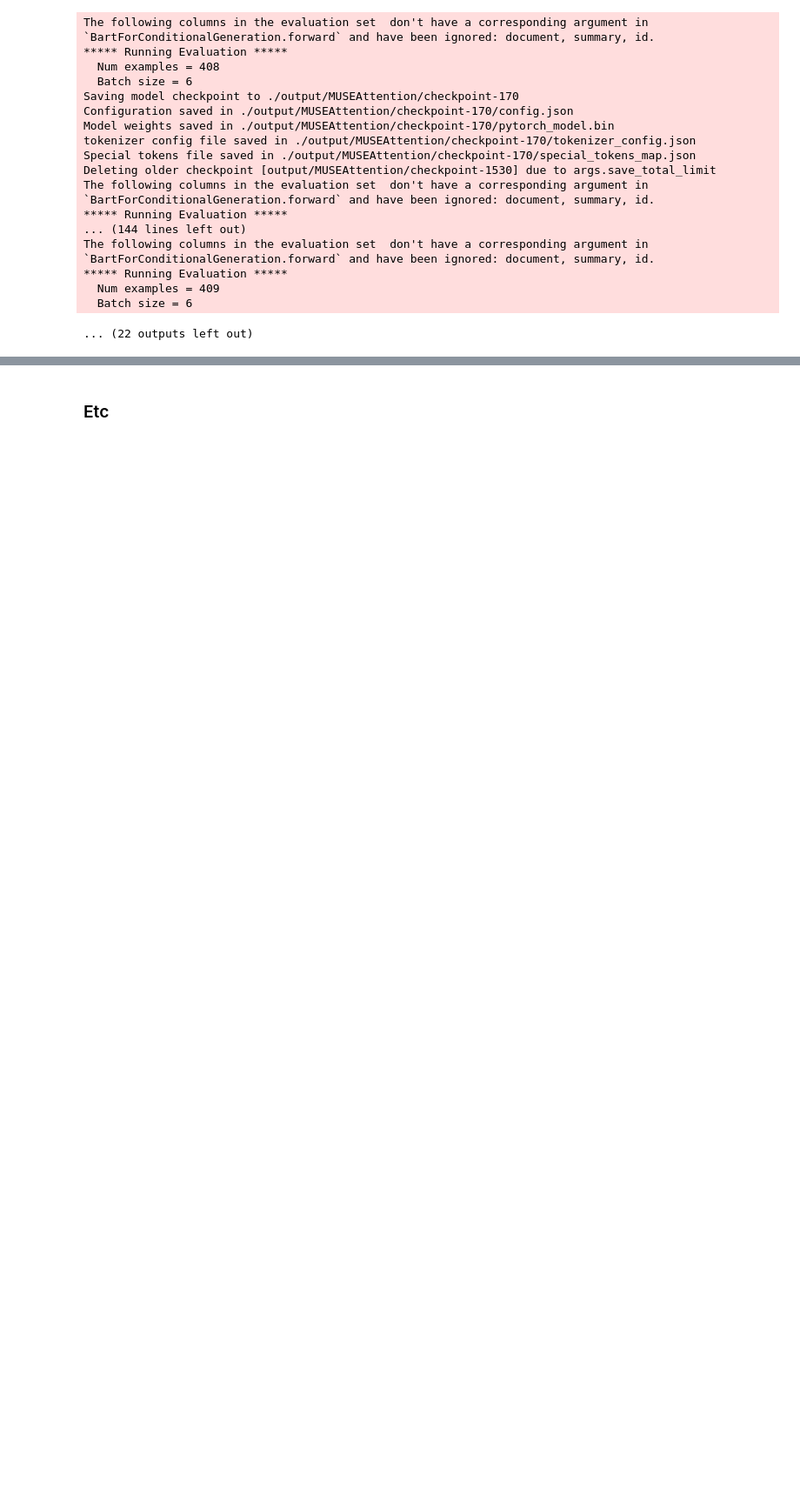
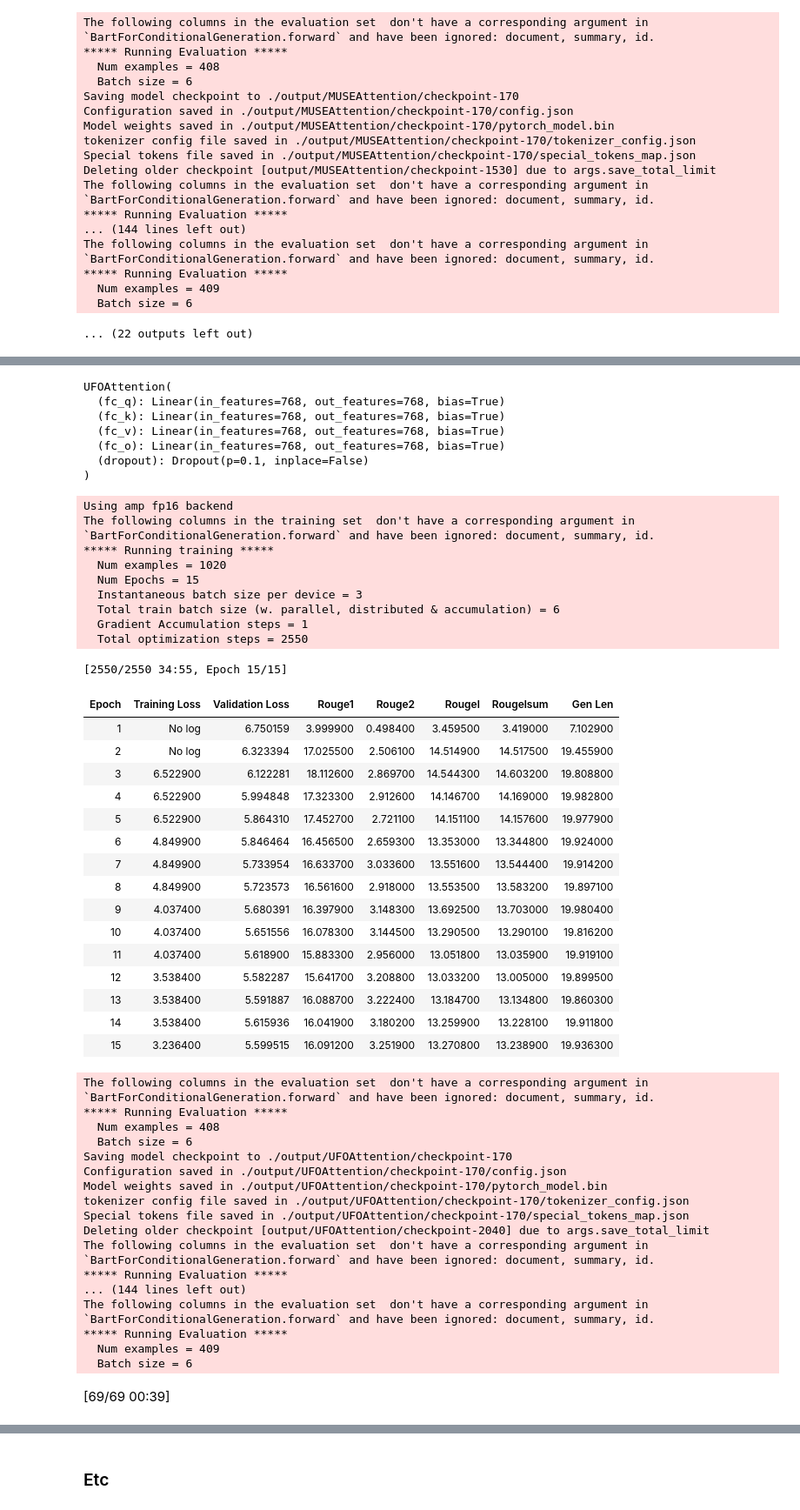
Before and after one commit to epsilon-deltta/nd-summarization, a Jupyter notebook: Fine-tuningDeepAttentions.ipynb, the cells around one changed output, grey strips where cells are left out. Shown at 87% size. Cells and saved outputs as stored; diff of their text form; code cells hidden in the pictures; blank space fills up the shorter version.

Commit message:
4L-attn and 2L-attn w/ 1step skipConnection

```diff
--- a/Fine-tuningDeepAttentions.ipynb
+++ b/Fine-tuningDeepAttentions.ipynb
@@ -546,32 +611,84 @@ for i,attn in enumerate(attn_li[:]):
     class tel2lin1(nn.Module):
         def __init__(self):
             super(tel2lin1,self).__init__()
             # self.tel = nn.TransformerEncoderLayer(d_model=768,nhead=3,batch_first=True)
             tels = [copy.deepcopy(attn) for _ in range(4) ]
             self.tels = nn.ModuleList(tels)
             self.lin = nn.Linear(in_features=768,out_features=50265, bias=False)
 
         def forward(self,x):
             if attn.__str__().startswith('ExternalAttention'):
                 for tel in self.tels:
-                    x = tel(x)
+                    x = tel(x)+x
             else:
                 for tel in self.tels:
-                    x = tel(x,x,x)
+                    x = tel(x,x,x)+x
             x = self.lin(x)
             return x
     model.lm_head = tel2lin1()
 
     trainer = Seq2SeqTrainer(
         model,
         args,
         train_dataset=tr,
         eval_dataset=val,
         data_collator=data_collator,
         tokenizer=tokenizer,
         compute_metrics=compute_metrics
     )
 
     trainer.train()
 
     evals[f'{model_name}'] = trainer.evaluate(eval_dataset=te)
+# %% [output]
+UFOAttention(
+  (fc_q): Linear(in_features=768, out_features=768, bias=True)
+  (fc_k): Linear(in_features=768, out_features=768, bias=True)
+  (fc_v): Linear(in_features=768, out_features=768, bias=True)
+  (fc_o): Linear(in_features=768, out_features=768, bias=True)
+  (dropout): Dropout(p=0.1, inplace=False)
+)
+Using amp fp16 backend
+The following columns in the training set  don't have a corresponding argument in `BartForConditionalGeneration.forward` and have been ignored: document, summary, id.
+***** Running training *****
+  Num examples = 1020
+  Num Epochs = 15
+  Instantaneous batch size per device = 3
+  Total train batch size (w. parallel, distributed & accumulation) = 6
+  Gradient Accumulation steps = 1
+  Total optimization steps = 2550
+[2550/2550 34:55, Epoch 15/15]
+| Epoch | Training Loss | Validation Loss | Rouge1 | Rouge2 | Rougel | Rougelsum | Gen Len |
+| 1 | No log | 6.750159 | 3.999900 | 0.498400 | 3.459500 | 3.419000 | 7.102900 |
+| 2 | No log | 6.323394 | 17.025500 | 2.506100 | 14.514900 | 14.517500 | 19.455900 |
+| 3 | 6.522900 | 6.122281 | 18.112600 | 2.869700 | 14.544300 | 14.603200 | 19.808800 |
+| 4 | 6.522900 | 5.994848 | 17.323300 | 2.912600 | 14.146700 | 14.169000 | 19.982800 |
+| 5 | 6.522900 | 5.864310 | 17.452700 | 2.721100 | 14.151100 | 14.157600 | 19.977900 |
+| 6 | 4.849900 | 5.846464 | 16.456500 | 2.659300 | 13.353000 | 13.344800 | 19.924000 |
+| 7 | 4.849900 | 5.733954 | 16.633700 | 3.033600 | 13.551600 | 13.544400 | 19.914200 |
+| 8 | 4.849900 | 5.723573 | 16.561600 | 2.918000 | 13.553500 | 13.583200 | 19.897100 |
+| 9 | 4.037400 | 5.680391 | 16.397900 | 3.148300 | 13.692500 | 13.703000 | 19.980400 |
+| 10 | 4.037400 | 5.651556 | 16.078300 | 3.144500 | 13.290500 | 13.290100 | 19.816200 |
+| 11 | 4.037400 | 5.618900 | 15.883300 | 2.956000 | 13.051800 | 13.035900 | 19.919100 |
+| 12 | 3.538400 | 5.582287 | 15.641700 | 3.208800 | 13.033200 | 13.005000 | 19.899500 |
+| 13 | 3.538400 | 5.591887 | 16.088700 | 3.222400 | 13.184700 | 13.134800 | 19.860300 |
+| 14 | 3.538400 | 5.615936 | 16.041900 | 3.180200 | 13.259900 | 13.228100 | 19.911800 |
+| 15 | 3.236400 | 5.599515 | 16.091200 | 3.251900 | 13.270800 | 13.238900 | 19.936300 |
+The following columns in the evaluation set  don't have a corresponding argument in `BartForConditionalGeneration.forward` and have been ignored: document, summary, id.
+***** Running Evaluation *****
+  Num examples = 408
+  Batch size = 6
+Saving model checkpoint to ./output/UFOAttention/checkpoint-170
+Configuration saved in ./output/UFOAttention/checkpoint-170/config.json
+Model weights saved in ./output/UFOAttention/checkpoint-170/pytorch_model.bin
+tokenizer config file saved in ./output/UFOAttention/checkpoint-170/tokenizer_config.json
+Special tokens file saved in ./output/UFOAttention/checkpoint-170/special_tokens_map.json
+Deleting older checkpoint [output/UFOAttention/checkpoint-2040] due to args.save_total_limit
+The following columns in the evaluation set  don't have a corresponding argument in `BartForConditionalGeneration.forward` and have been ignored: document, summary, id.
+***** Running Evaluation *****
+... (144 lines left out)
+The following columns in the evaluation set  don't have a corresponding argument in `BartForConditionalGeneration.forward` and have been ignored: document, summary, id.
+***** Running Evaluation *****
+  Num examples = 409
+  Batch size = 6
+[69/69 00:39]
```
Also changed, not shown: parts of 9 cells of this notebook, 2 other files.
